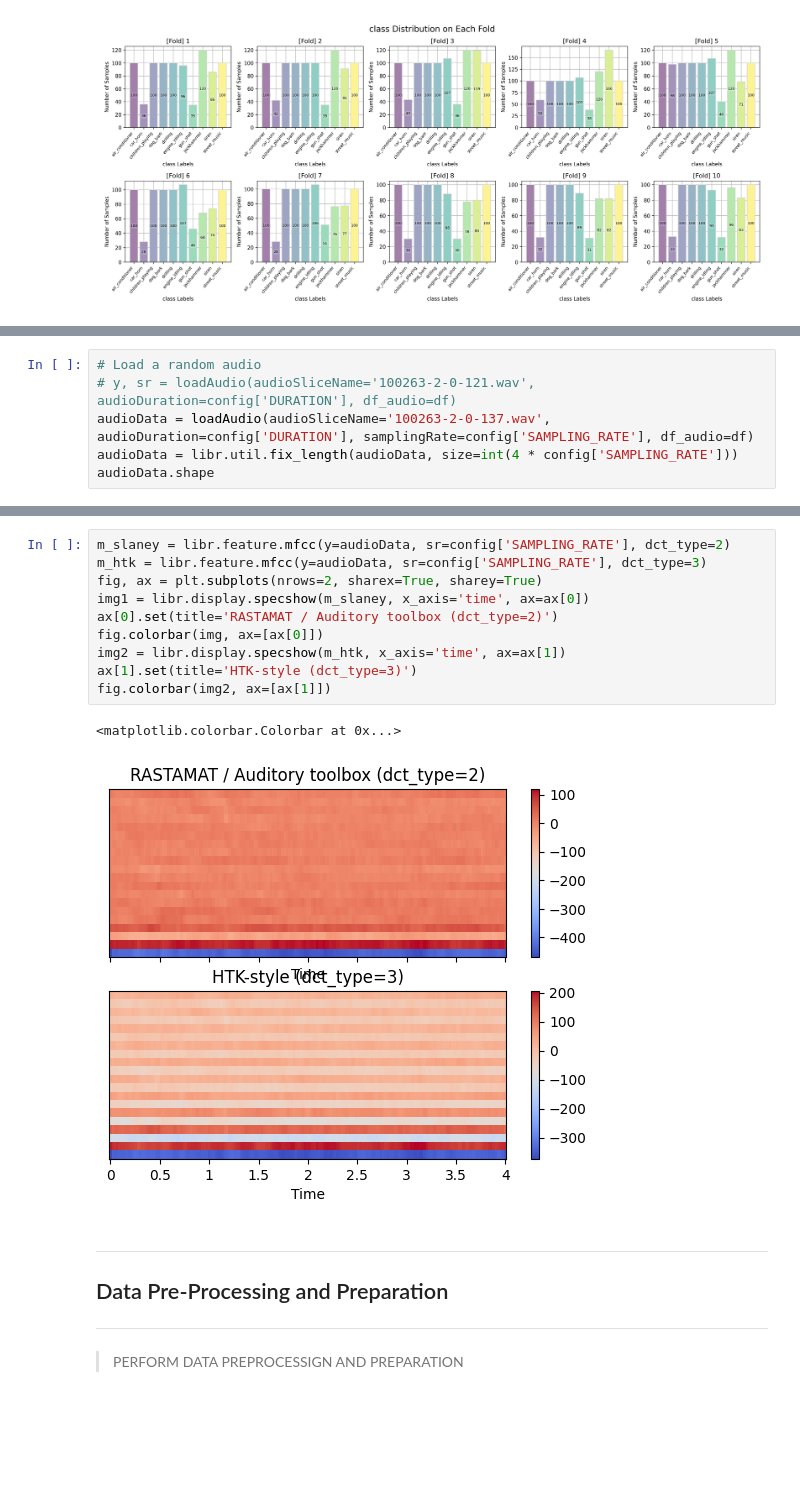
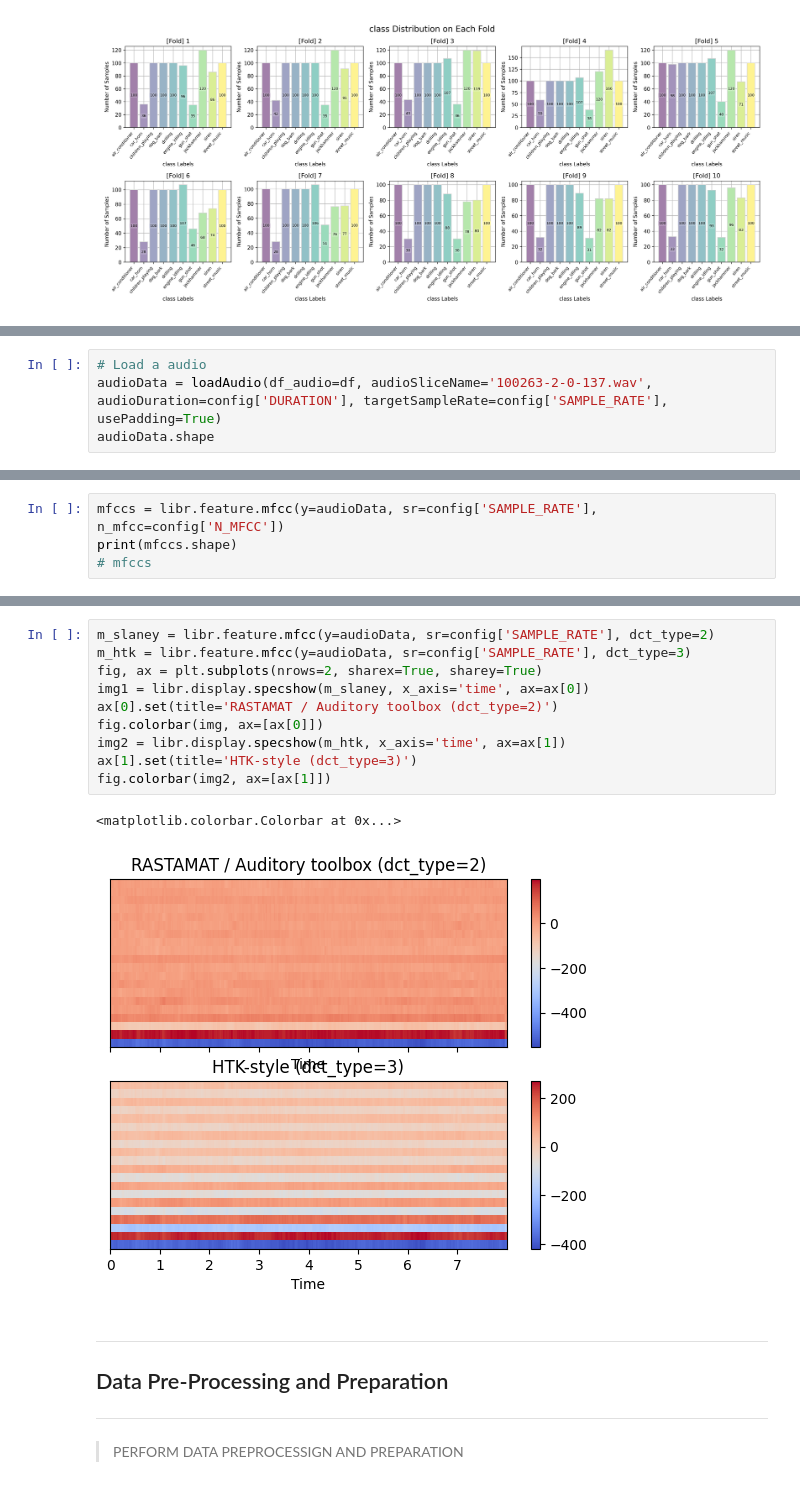
Before and after one commit to EstevesX10/ML2-Urban-Sound-Classification, a Jupyter notebook: Urban-Sound-Classification/UrbanSoundClassification.ipynb, the cells around one changed output, grey strips where cells are left out. Cells and saved outputs as stored; diff of their text form; blank space fills up the shorter version.

Commit message:
Further analysed the available audio features

```diff
--- a/Urban-Sound-Classification/UrbanSoundClassification.ipynb
+++ b/Urban-Sound-Classification/UrbanSoundClassification.ipynb
@@ -108,7 +121,5 @@ plotFeatureDistributionByFold(df=df, classFeature='class', foldFeature='fold', p
 # %%
-# Load a random audio
-# y, sr = loadAudio(audioSliceName='100263-2-0-121.wav', audioDuration=config['DURATION'], df_audio=df)
-audioData = loadAudio(audioSliceName='100263-2-0-137.wav', audioDuration=config['DURATION'], samplingRate=config['SAMPLING_RATE'], df_audio=df)
-audioData = libr.util.fix_length(audioData, size=int(4 * config['SAMPLING_RATE']))
+# Load a audio
+audioData = loadAudio(df_audio=df, audioSliceName='100263-2-0-137.wav', audioDuration=config['DURATION'], targetSampleRate=config['SAMPLE_RATE'], usePadding=True)
 audioData.shape
 # %% [output]
@@ -317,0 +213,4 @@ array([[3865.20996094, 3919.04296875, 3940.57617188, 3865.20996094,
+# %%
+mfccs = libr.feature.mfcc(y=audioData, sr=config['SAMPLE_RATE'], n_mfcc=config['N_MFCC'])
+print(mfccs.shape)
+# mfccs
@@ -335,16 +275,16 @@ ax[1].set(title='MFCC')
 # %%
-m_slaney = libr.feature.mfcc(y=audioData, sr=config['SAMPLING_RATE'], dct_type=2)
-m_htk = libr.feature.mfcc(y=audioData, sr=config['SAMPLING_RATE'], dct_type=3)
+m_slaney = libr.feature.mfcc(y=audioData, sr=config['SAMPLE_RATE'], dct_type=2)
+m_htk = libr.feature.mfcc(y=audioData, sr=config['SAMPLE_RATE'], dct_type=3)
 fig, ax = plt.subplots(nrows=2, sharex=True, sharey=True)
 img1 = libr.display.specshow(m_slaney, x_axis='time', ax=ax[0])
 ax[0].set(title='RASTAMAT / Auditory toolbox (dct_type=2)')
 fig.colorbar(img, ax=[ax[0]])
 img2 = libr.display.specshow(m_htk, x_axis='time', ax=ax[1])
 ax[1].set(title='HTK-style (dct_type=3)')
 fig.colorbar(img2, ax=[ax[1]])
 # %% [output]
 <matplotlib.colorbar.Colorbar at 0x...>
-[figure, old version]
+[figure, new version]
 # %% [markdown]
 ---
 ## Data Pre-Processing and Preparation
```
Also changed, not shown: parts of 41 cells of this notebook, 2 other files.
